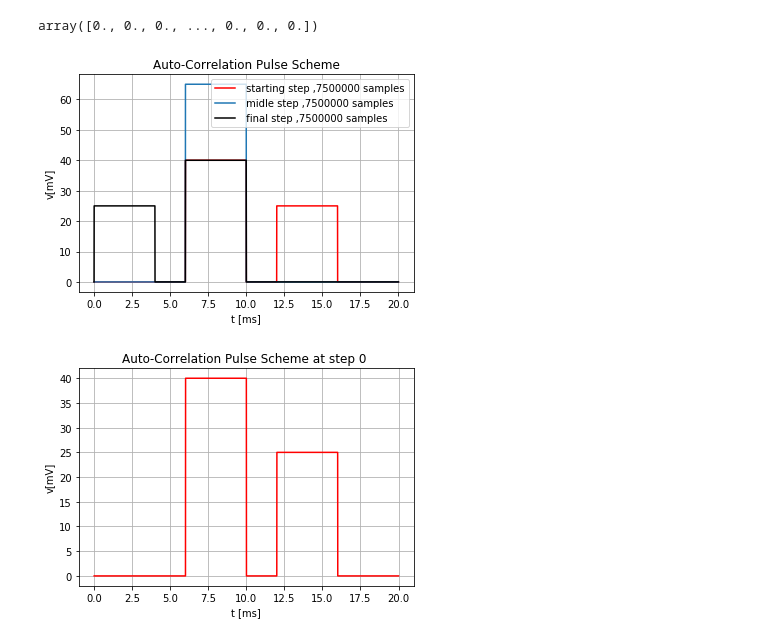
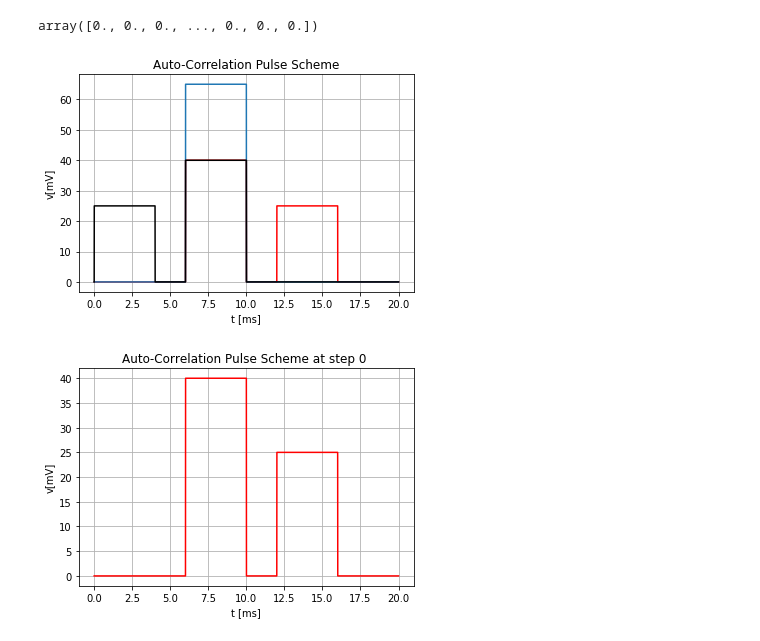
Before and after one commit to Holcan/STM, a Jupyter notebook: M8190/Autocorrelation.ipynb, the cells around one changed output. Saved outputs shown, nothing was run; the diff lists cells and outputs as text; code cells hidden in the pictures.

```diff
--- a/M8190/Autocorrelation.ipynb
+++ b/M8190/Autocorrelation.ipynb
@@ -56,26 +82,26 @@ array([0., 0., 0., ..., 0., 0., 0.])
 # %%
 fig,axes = plt.subplots()
 
 axes.grid(True)
 
-axes.plot(aut_sweep[1],aut_sweep[0][0],label = ' starting step ,{a} samples'.format(a = len(aut_sweep[0][0])), color = 'red')
-#axes.plot(aut_sweep[1],aut_sweep[0][2],label = ' {b} step ,{a} samples'.format(a = len(aut_sweep[0]), b = 2))
-#axes.plot(aut_sweep[1],aut_sweep[0][4],label = ' {b} step ,{a} samples'.format(a = len(aut_sweep[0]), b = 4))
-axes.plot(aut_sweep[1],aut_sweep[0][5],label = ' midle step ,{a} samples'.format(a = len(aut_sweep[0][0])))
-#axes.plot(aut_sweep[1],aut_sweep[0][9],label = ' {b} step ,{a} samples'.format(a = len(aut_sweep[0]), b = 9))
-axes.plot(aut_sweep[1],aut_sweep[0][10],label = ' final step ,{a} samples'.format(a = len(aut_sweep[0][0])), color = 'black')
+plt.plot(aut_sweep[1],aut_sweep[0][0],label = ' starting step ,{a} samples'.format(a = len(aut_sweep[0][0])), color = 'red')
+#plt.plot(aut_sweep[1],aut_sweep[0][2],label = ' {b} step ,{a} samples'.format(a = len(aut_sweep[0]), b = 2))
+#plt.plot(aut_sweep[1],aut_sweep[0][4],label = ' {b} step ,{a} samples'.format(a = len(aut_sweep[0]), b = 4))
+plt.plot(aut_sweep[1],aut_sweep[0][5],label = ' midle step ,{a} samples'.format(a = len(aut_sweep[0][0])))
+#plt.plot(aut_sweep[1],aut_sweep[0][9],label = ' {b} step ,{a} samples'.format(a = len(aut_sweep[0]), b = 9))
+plt.plot(aut_sweep[1],aut_sweep[0][10],label = ' final step ,{a} samples'.format(a = len(aut_sweep[0][0])), color = 'black')
 
 
 axes.set_xlabel('t [ms]')
 axes.set_ylabel('v[mV]')
 axes.set_title('Auto-Correlation Pulse Scheme')
 
-axes.legend(loc = 0)
+#axes.legend(loc = 0)
 plt.show()
 
-fig.savefig('AutoCorrelation pulse scheme1.png',optimize=True,bbox_inches='tight')
+#fig.savefig('AutoCorrelation pulse scheme1.png',optimize=True,bbox_inches='tight')
 # %% [output]
-[figure, old version]
+[figure, new version]
 # %%
 fig,axes = plt.subplots()
 
```
Also changed, not shown: parts of 18 cells of this notebook, 19 other files.
